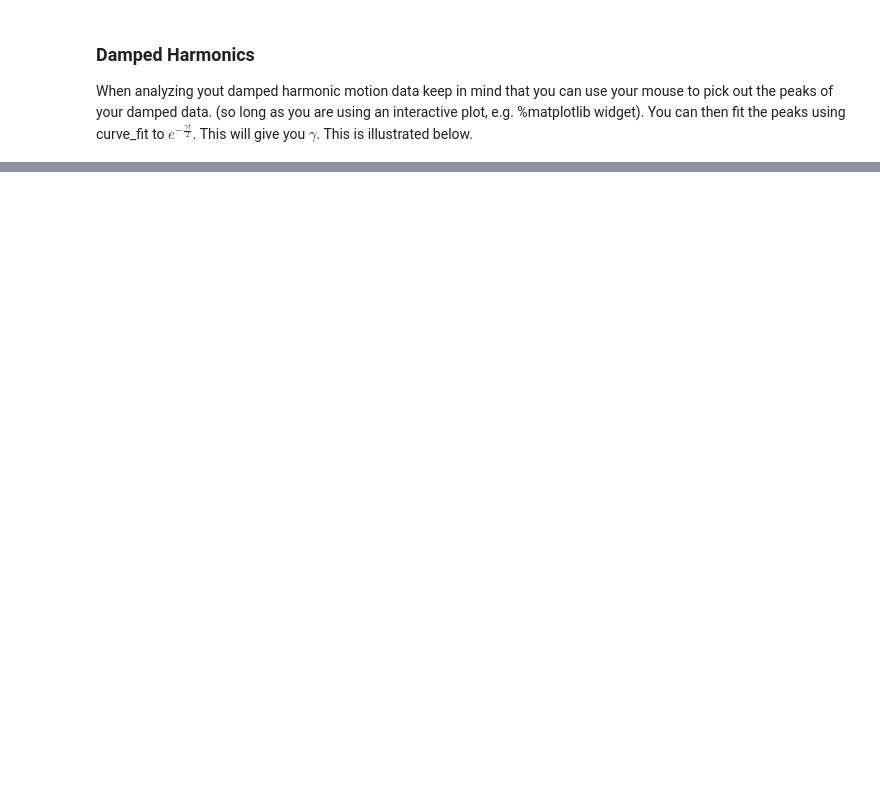
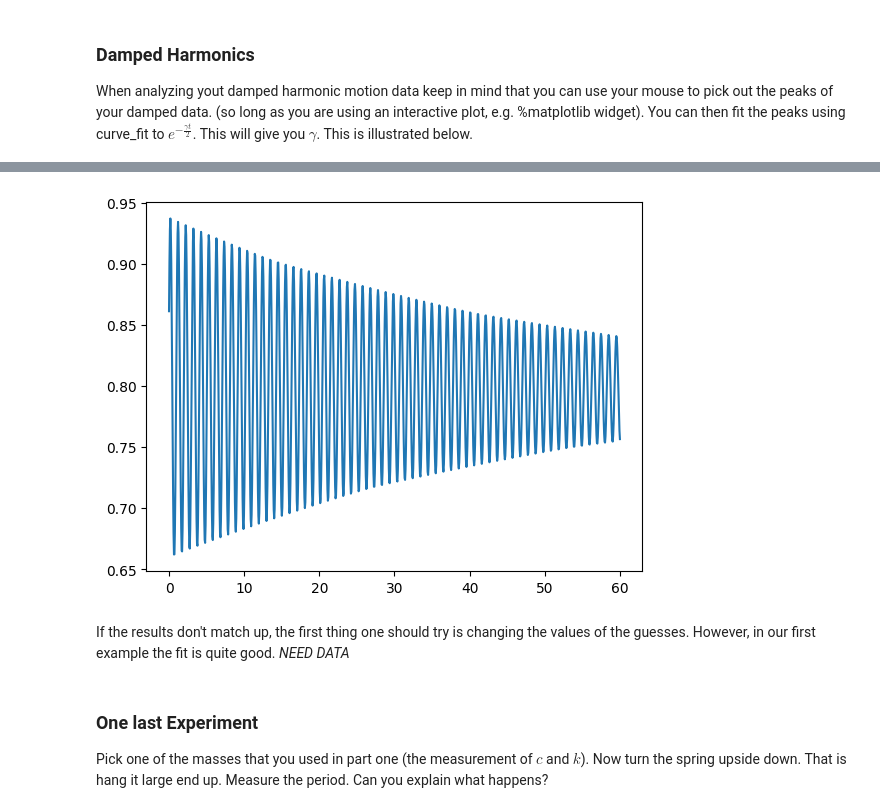
Before and after one commit to brinerk/LabsCapstone, a Jupyter notebook: Lab15/Lab15.ipynb, the cells around one changed output, grey strips where cells are left out. Drawn from its saved outputs; the diff is of its cells as text; code cells hidden in the pictures; blank space fills up the shorter version.

```diff
--- a/Lab15/Lab15.ipynb
+++ b/Lab15/Lab15.ipynb
@@ -199,0 +266,17 @@ When analyzing yout damped harmonic motion data keep in mind that you can use yo
+# %%
+def FullModel(t, a, γ, d, w, ϕ):
+    return a * math.e**((-γ*t)/2) * math.cos(math.sqrt(w**2 - (γ**2/4))*t + ϕ) + d
+
+t = np.linspace(0,60,1000)
+
+full_eval = [FullModel(i, *popt, 6.14, -1.1) for i in t]
+
+plt.plot(t, full_eval)
+plt.show()
+# %% [output]
+[figure, added]
+# %% [markdown]
+If the results don't match up, the first thing one should try is changing the values of the guesses. However, in our first example the fit is quite good. <i>NEED DATA</i>
+# %% [markdown]
+<h3>One last Experiment</h3>
+Pick one of the masses that you used in part one (the measurement of $c$ and $k$). Now turn the spring upside down. That is hang it large end up. Measure the period. Can you explain what happens?
```
Also changed, not shown: parts of 11 cells of this notebook, 9 other files.
